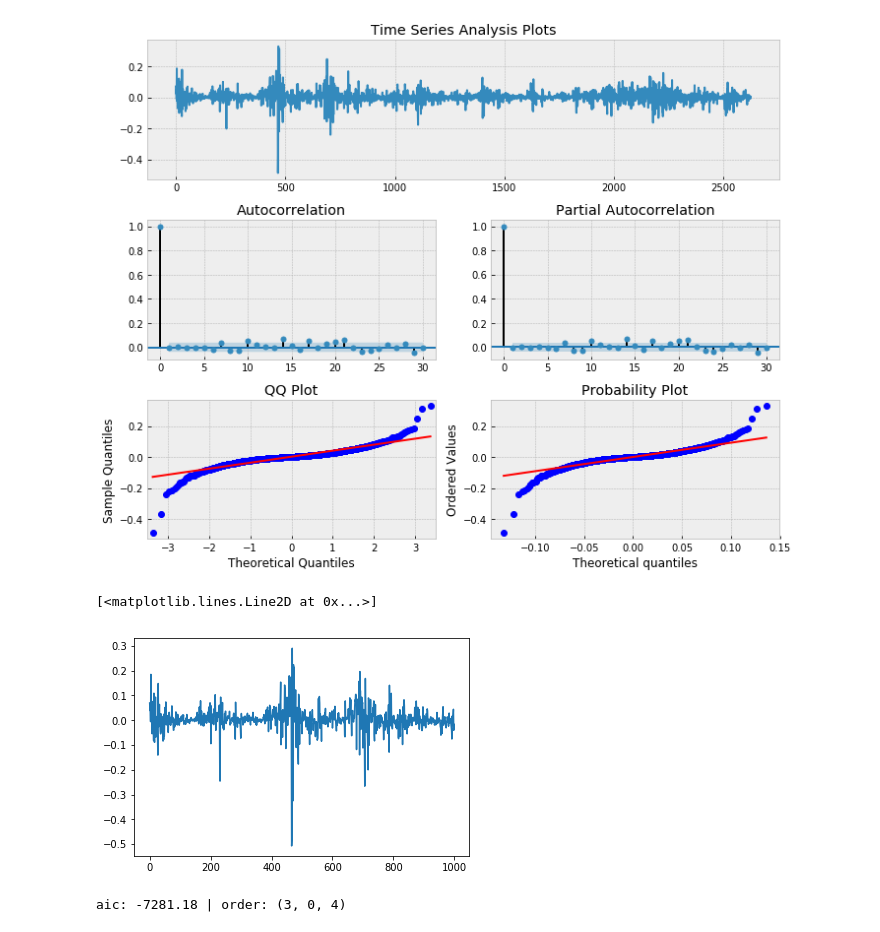
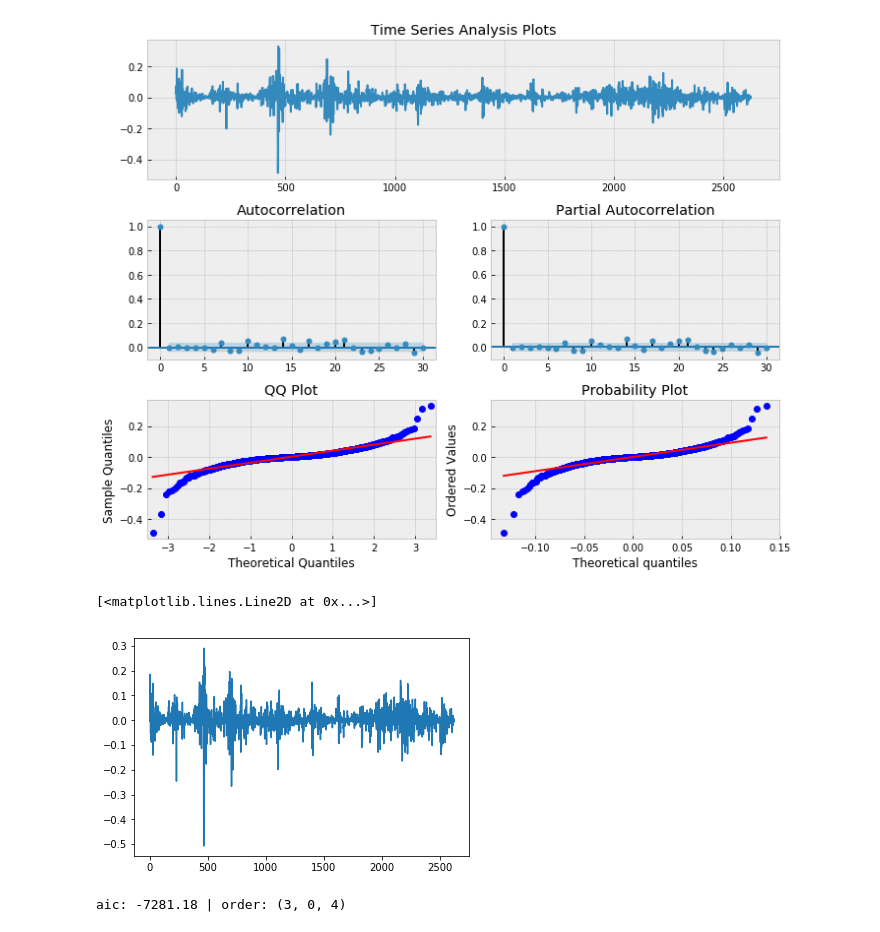
Before and after one commit to yigitmertol/Time_Series_Forecasting, a Jupyter notebook: ARMA_model/ARIMA.ipynb, the cells around one changed output. Drawn from its saved outputs; the diff is of its cells as text; code cells hidden in the pictures.

```diff
--- a/ARMA_model/bitstamp_1min_ARIMA.ipynb
+++ b/ARMA_model/ARIMA.ipynb
@@ -247,10 +248,10 @@ _ = tsplot(best_mdl.resid, lags=30)
 # %% [output]
 [figure]
 # %%
-plt.plot(lrets[:1000])
+plt.plot(lrets)
 # %% [output]
 [<matplotlib.lines.Line2D at 0x...>]
-[figure, old version]
+[figure, new version]
 # %%
 # Fit ARIMA(p, d, q) model to SPX log returns
 # pick best order and final model based on aic
```
Also changed, not shown: parts of 12 cells of this notebook.
